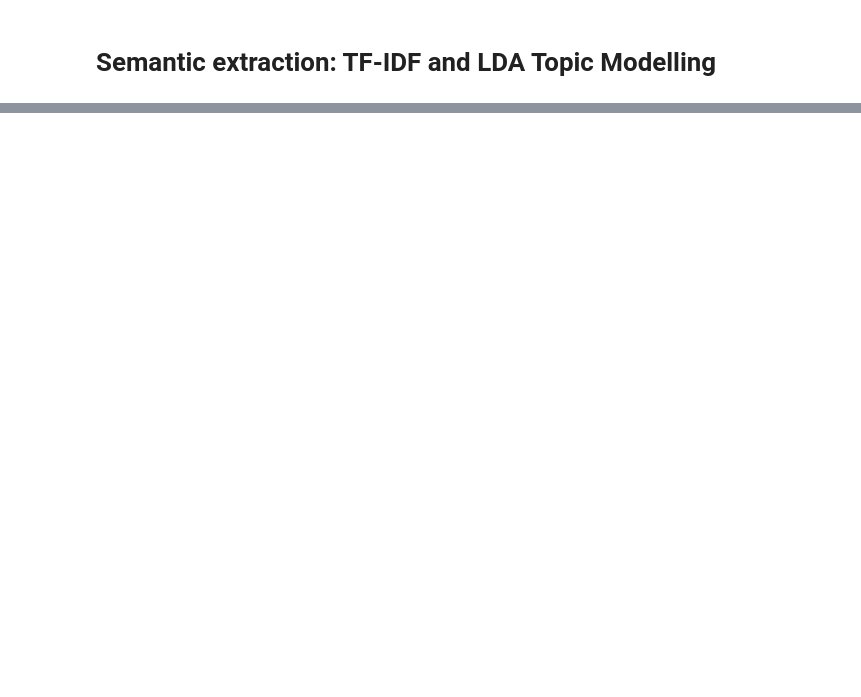
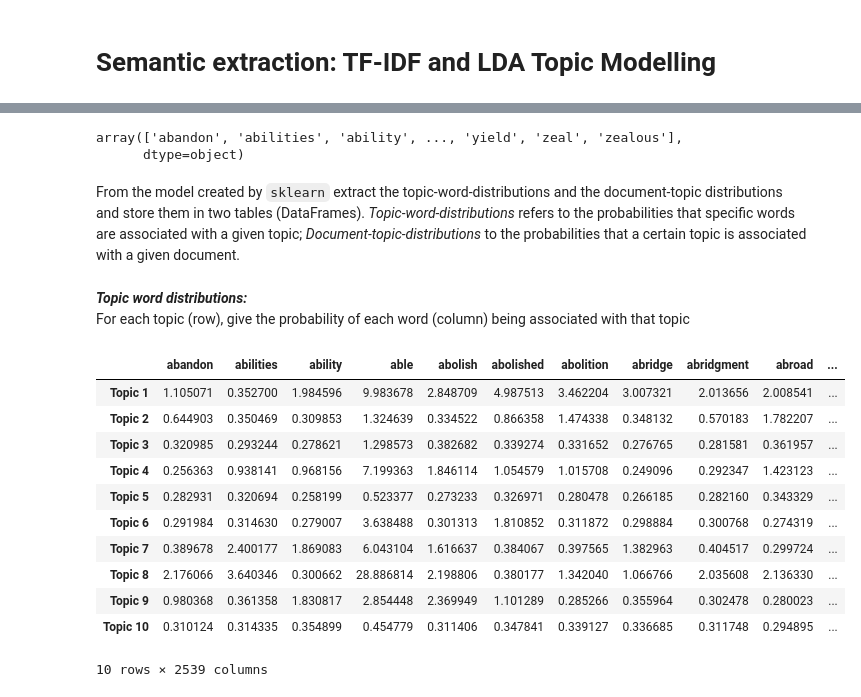
Before and after one commit to hlapin/DHTeaching, a Jupyter notebook: Getting_Started_With_Text_Mining_Stylometry,_TF_IDF,_Topic_Modelling.ipynb, the cells around one changed output, grey strips where cells are left out. Saved outputs shown, nothing was run; the diff lists cells and outputs as text; code cells hidden in the pictures; blank space fills up the shorter version.

```diff
--- a/Getting_Started_With_Text_Mining_Stylometry,_TF_IDF,_Topic_Modelling.ipynb
+++ b/Getting_Started_With_Text_Mining_Stylometry,_TF_IDF,_Topic_Modelling.ipynb
@@ -729,0 +872,8 @@ The number of features that we use dictates the number of dimensions that we nee
+# %%
+# run this cell to see these column headings
+vocabulary
+# %% [output]
+array(['abandon', 'abilities', 'ability', ..., 'yield', 'zeal', 'zealous'],
+      dtype=object)
+# %% [markdown]
+From the model created by `sklearn` extract the topic-word-distributions and the document-topic distributions and store them in two tables (DataFrames). _Topic-word-distributions_ refers to the probabilities that specific words are associated with a given topic; _Document-topic-distributions_ to the probabilities that a certain topic is associated with a given document.
@@ -729,0 +898,18 @@ The number of features that we use dictates the number of dimensions that we nee
+# %% [markdown]
+***Topic word distributions:***
+For each topic (row), give the probability of each word (column) being associated with that topic
+# %%
+topic_word_distributions
+# %% [output]
+|  | abandon | abilities | ability | able | abolish | abolished | abolition | abridge | abridgment | abroad | ... |
+| Topic 1 | 1.105071 | 0.352700 | 1.984596 | 9.983678 | 2.848709 | 4.987513 | 3.462204 | 3.007321 | 2.013656 | 2.008541 | ... |
+| Topic 2 | 0.644903 | 0.350469 | 0.309853 | 1.324639 | 0.334522 | 0.866358 | 1.474338 | 0.348132 | 0.570183 | 1.782207 | ... |
+| Topic 3 | 0.320985 | 0.293244 | 0.278621 | 1.298573 | 0.382682 | 0.339274 | 0.331652 | 0.276765 | 0.281581 | 0.361957 | ... |
+| Topic 4 | 0.256363 | 0.938141 | 0.968156 | 7.199363 | 1.846114 | 1.054579 | 1.015708 | 0.249096 | 0.292347 | 1.423123 | ... |
+| Topic 5 | 0.282931 | 0.320694 | 0.258199 | 0.523377 | 0.273233 | 0.326971 | 0.280478 | 0.266185 | 0.282160 | 0.343329 | ... |
+| Topic 6 | 0.291984 | 0.314630 | 0.279007 | 3.638488 | 0.301313 | 1.810852 | 0.311872 | 0.298884 | 0.300768 | 0.274319 | ... |
+| Topic 7 | 0.389678 | 2.400177 | 1.869083 | 6.043104 | 1.616637 | 0.384067 | 0.397565 | 1.382963 | 0.404517 | 0.299724 | ... |
+| Topic 8 | 2.176066 | 3.640346 | 0.300662 | 28.886814 | 2.198806 | 0.380177 | 1.342040 | 1.066766 | 2.035608 | 2.136330 | ... |
+| Topic 9 | 0.980368 | 0.361358 | 1.830817 | 2.854448 | 2.369949 | 1.101289 | 0.285266 | 0.355964 | 0.302478 | 0.280023 | ... |
+| Topic 10 | 0.310124 | 0.314335 | 0.354899 | 0.454779 | 0.311406 | 0.347841 | 0.339127 | 0.336685 | 0.311748 | 0.294895 | ... |
+10 rows × 2539 columns
```
Also changed, not shown: parts of 71 cells of this notebook.
